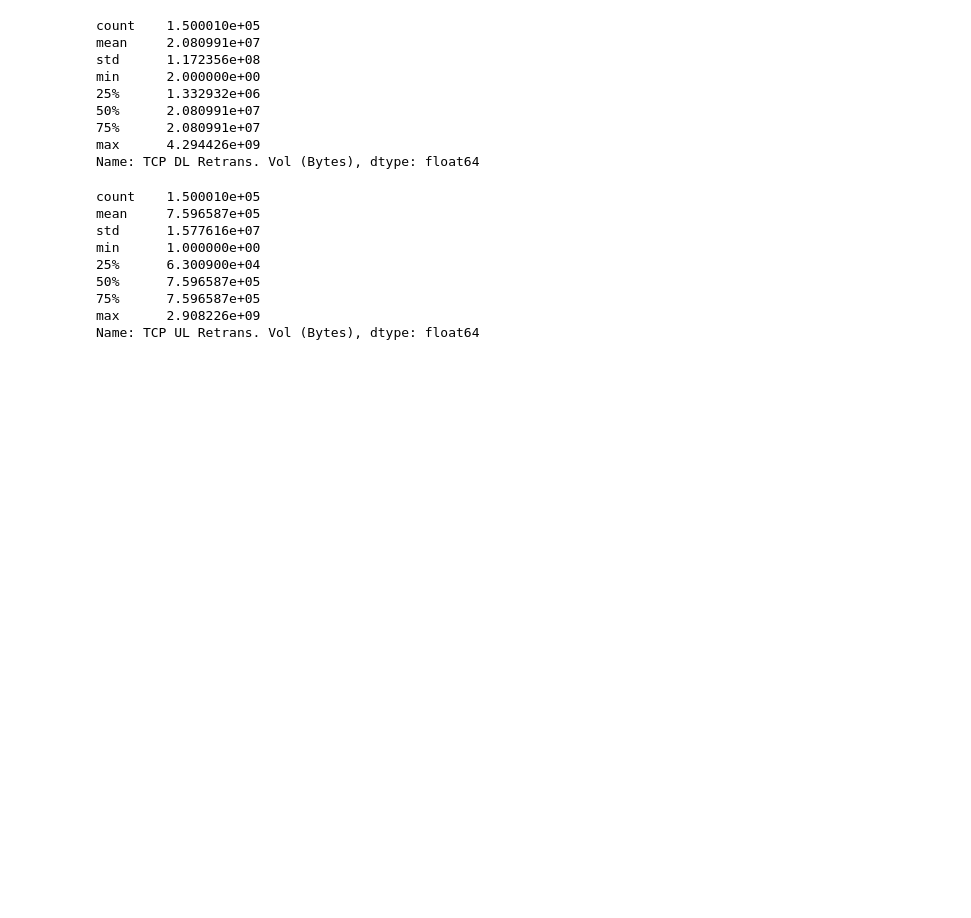
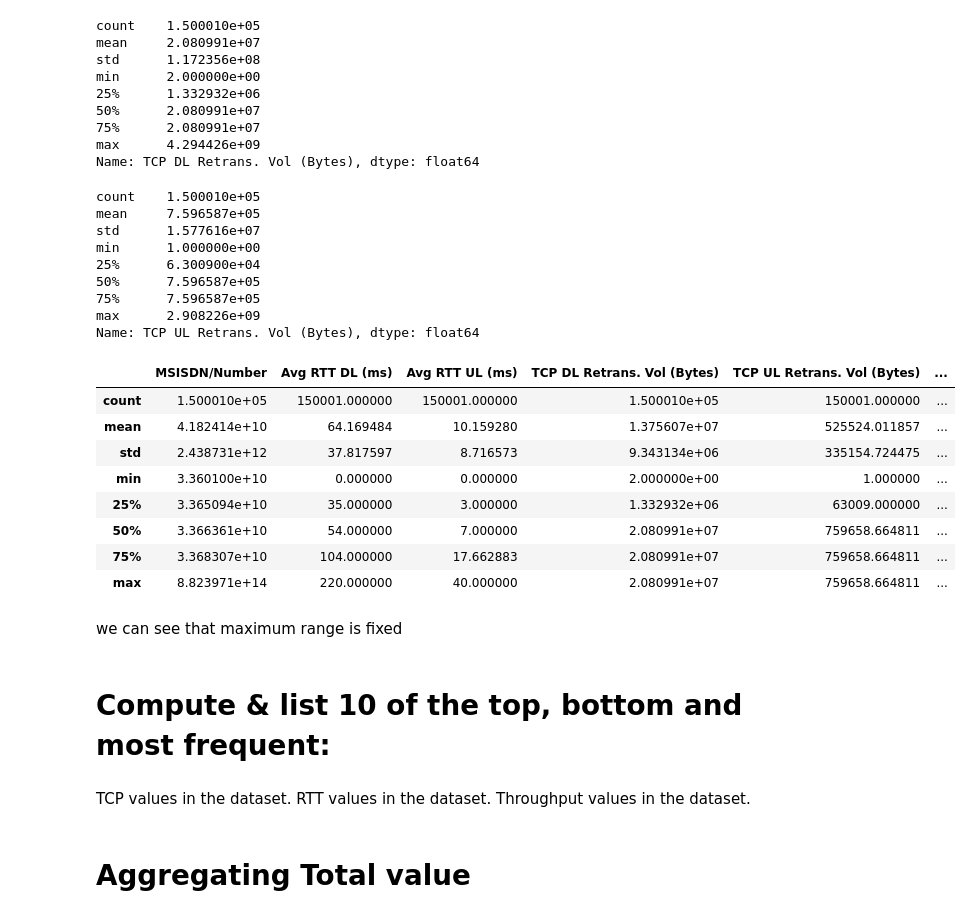
Before and after one commit to kebishaa/telecom-user-analytics, a Jupyter notebook: notebooks/experience Analysis.ipynb, the cells around one changed output. Saved outputs shown, nothing was run; the diff lists cells and outputs as text; code cells hidden in the pictures; blank space fills up the shorter version.

```diff
--- a/notebooks/experience Analysis.ipynb
+++ b/notebooks/experience Analysis.ipynb
@@ -261,0 +261,22 @@ df_exp.descr
+# %%
+df_exp.describe()
+# %% [output]
+|  | MSISDN/Number | Avg RTT DL (ms) | Avg RTT UL (ms) | TCP DL Retrans. Vol (Bytes) | TCP UL Retrans. Vol (Bytes) | ... |
+| count | 1.500010e+05 | 150001.000000 | 150001.000000 | 1.500010e+05 | 150001.000000 | ... |
+| mean | 4.182414e+10 | 64.169484 | 10.159280 | 1.375607e+07 | 525524.011857 | ... |
+| std | 2.438731e+12 | 37.817597 | 8.716573 | 9.343134e+06 | 335154.724475 | ... |
+| min | 3.360100e+10 | 0.000000 | 0.000000 | 2.000000e+00 | 1.000000 | ... |
+| 25% | 3.365094e+10 | 35.000000 | 3.000000 | 1.332932e+06 | 63009.000000 | ... |
+| 50% | 3.366361e+10 | 54.000000 | 7.000000 | 2.080991e+07 | 759658.664811 | ... |
+| 75% | 3.368307e+10 | 104.000000 | 17.662883 | 2.080991e+07 | 759658.664811 | ... |
+| max | 8.823971e+14 | 220.000000 | 40.000000 | 2.080991e+07 | 759658.664811 | ... |
+# %% [markdown]
+we can see that maximum range is fixed
+# %% [markdown]
+# Compute & list 10 of the top, bottom and most frequent:
+# %% [markdown]
+TCP values in the dataset.
+RTT values in the dataset.
+Throughput values in the dataset.
+# %% [markdown]
+# Aggregating Total value
```
Also changed, not shown: parts of 13 cells of this notebook.
